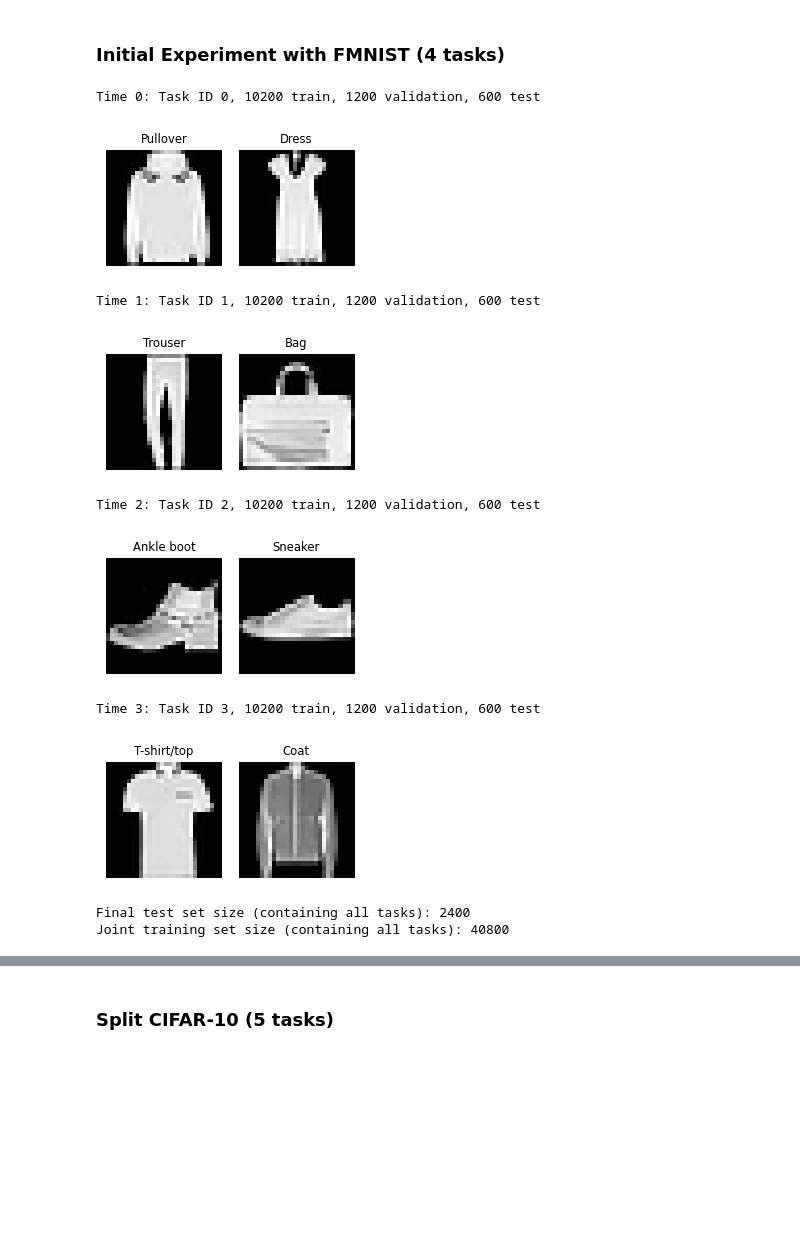
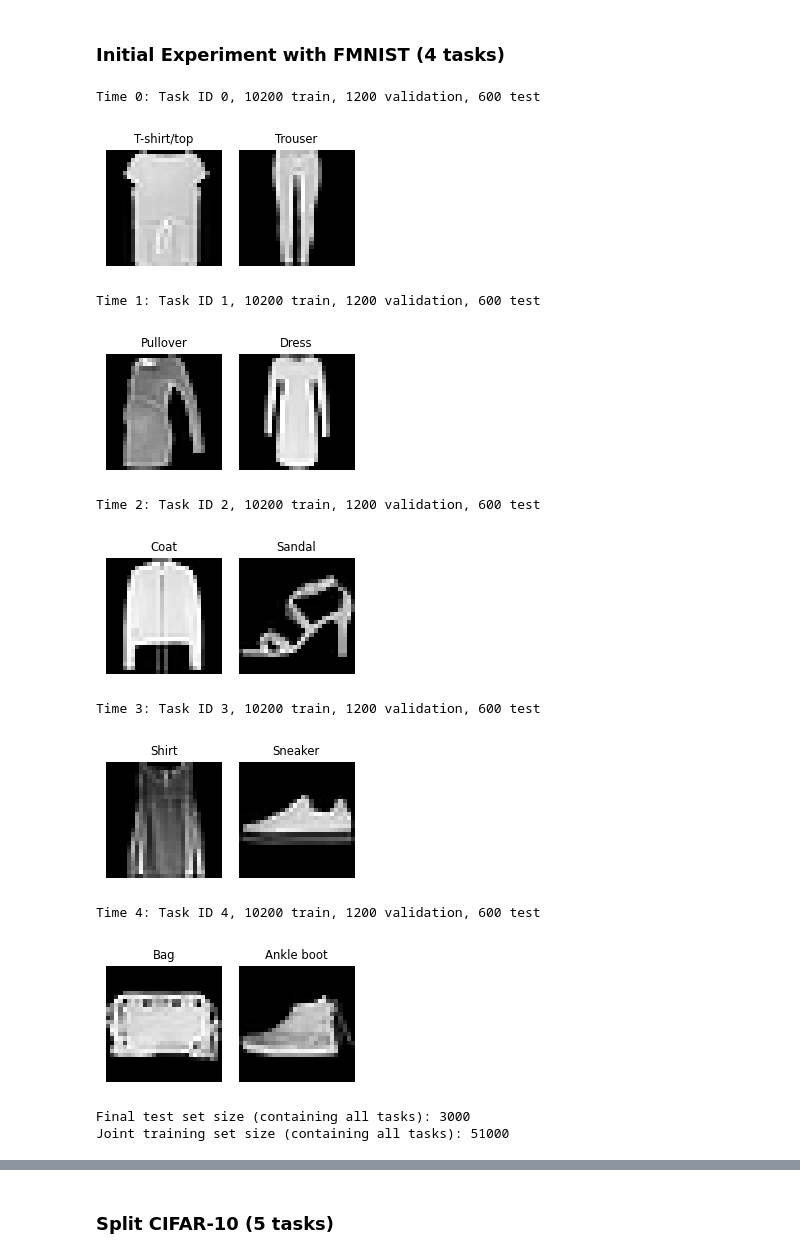
Before and after one commit to Neilus03/PAH, a Jupyter notebook: only_hyperCMTL.ipynb, the cells around one changed output, grey strips where cells are left out. Saved outputs shown, nothing was run; the diff lists cells and outputs as text; code cells hidden in the pictures; blank space fills up the shorter version.

```diff
--- a/only_hyperCMTL.ipynb
+++ b/only_hyperCMTL.ipynb
@@ -1341,11 +1387,12 @@ def test_evaluate(
 # divide the classes along different time steps:
 
 timestep_task_classes = {
-    0: ['Pullover', 'Dress'], # task 0
-    1: ['Trouser', 'Bag'],   # task 1
-    2: ['Ankle boot', 'Sneaker'], # task 2
-    3: ['T-shirt/top', 'Coat'], # task 3
-    }
+    0: ['T-shirt/top', 'Trouser'],
+    1: ['Pullover', 'Dress'],
+    2: ['Coat', 'Sandal'],
+    3: ['Shirt', 'Sneaker'],
+    4: ['Bag', 'Ankle boot']
+}
 
 # PIL image preprocessing transform:
 preprocess = transforms.Compose([
@@ -1399,39 +1446,41 @@ for t, task_classes in timestep_task_classes.items():
 
     # inspect samples of both classes:
     print(f'Time {t}: Task ID {t}, {len(task_train)} train, {len(task_val)} validation, {len(task_test)} test')
     inspect_task(task_train)
 
     # add train/val data to timestep dict, and test data to the list of test sets
     timestep_tasks[t] = task_train, task_val
     task_test_sets.append(task_test)
 
 
 # for final evaluation of the model, we evaluate on all task test sets jointly:
 final_test_data = utils.data.ConcatDataset(task_test_sets)
 final_test_loader = utils.data.DataLoader(final_test_data,
                                                batch_size=BATCH_SIZE,
                                                shuffle=True)
 print(f'Final test set size (containing all tasks): {len(final_test_data)}')
 
 
 # and we will also run a joint training loop on the whole training dataset at once to see upper bound performance
 joint_train_data = utils.data.ConcatDataset([train for train,val in timestep_tasks.values()])
 joint_train_loader = utils.data.DataLoader(joint_train_data,
                                                batch_size=BATCH_SIZE,
                                                shuffle=True)
 
 print(f'Joint training set size (containing all tasks): {len(joint_train_data)}')
 # %% [output]
 Time 0: Task ID 0, 10200 train, 1200 validation, 600 test
-[figure, old version]
+[figure, new version]
 Time 1: Task ID 1, 10200 train, 1200 validation, 600 test
-[figure, old version]
+[figure, new version]
 Time 2: Task ID 2, 10200 train, 1200 validation, 600 test
-[figure, old version]
+[figure, new version]
 Time 3: Task ID 3, 10200 train, 1200 validation, 600 test
-[figure, old version]
+[figure, new version]
-Final test set size (containing all tasks): 2400
-Joint training set size (containing all tasks): 40800
+Time 4: Task ID 4, 10200 train, 1200 validation, 600 test
+[figure, added]
+Final test set size (containing all tasks): 3000
+Joint training set size (containing all tasks): 51000
 # %%
 ### Learning without Forgetting + Hypernetworks
 
```
Also changed, not shown: parts of 13 cells of this notebook.
